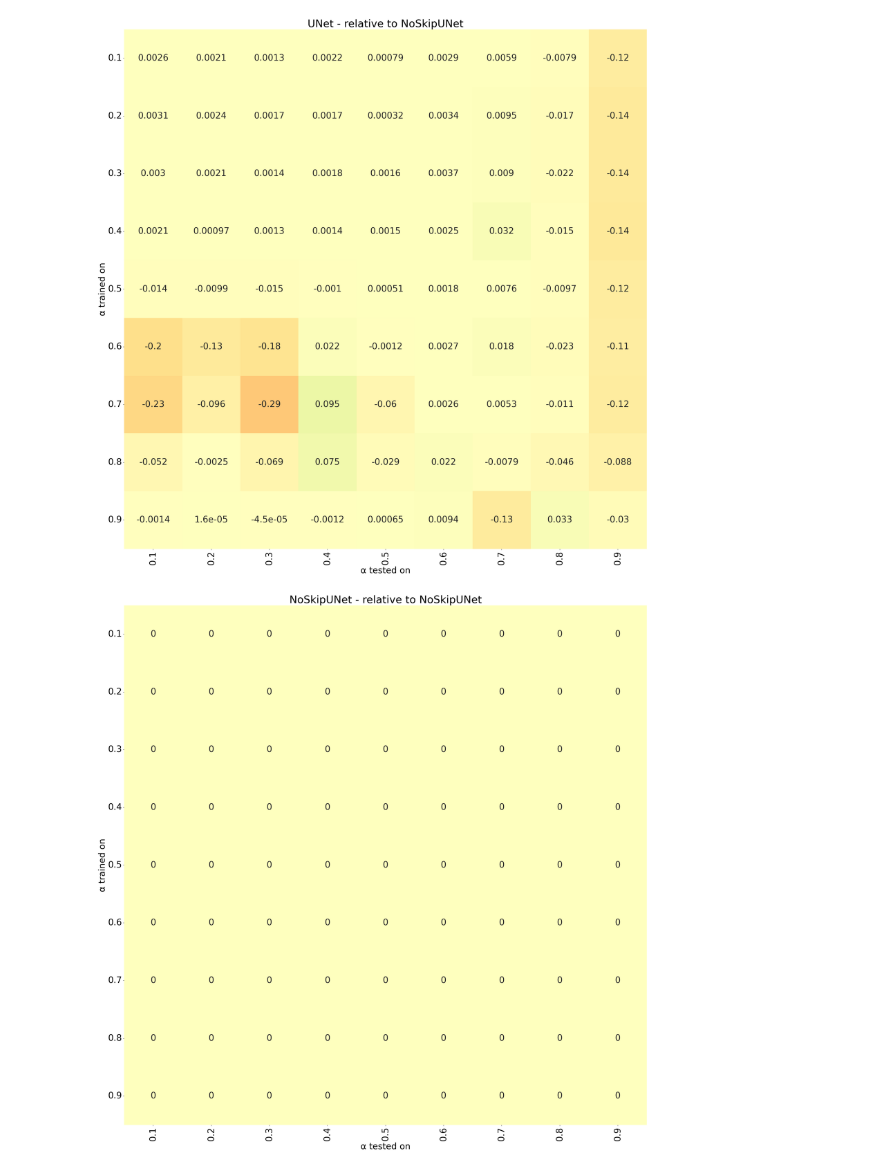
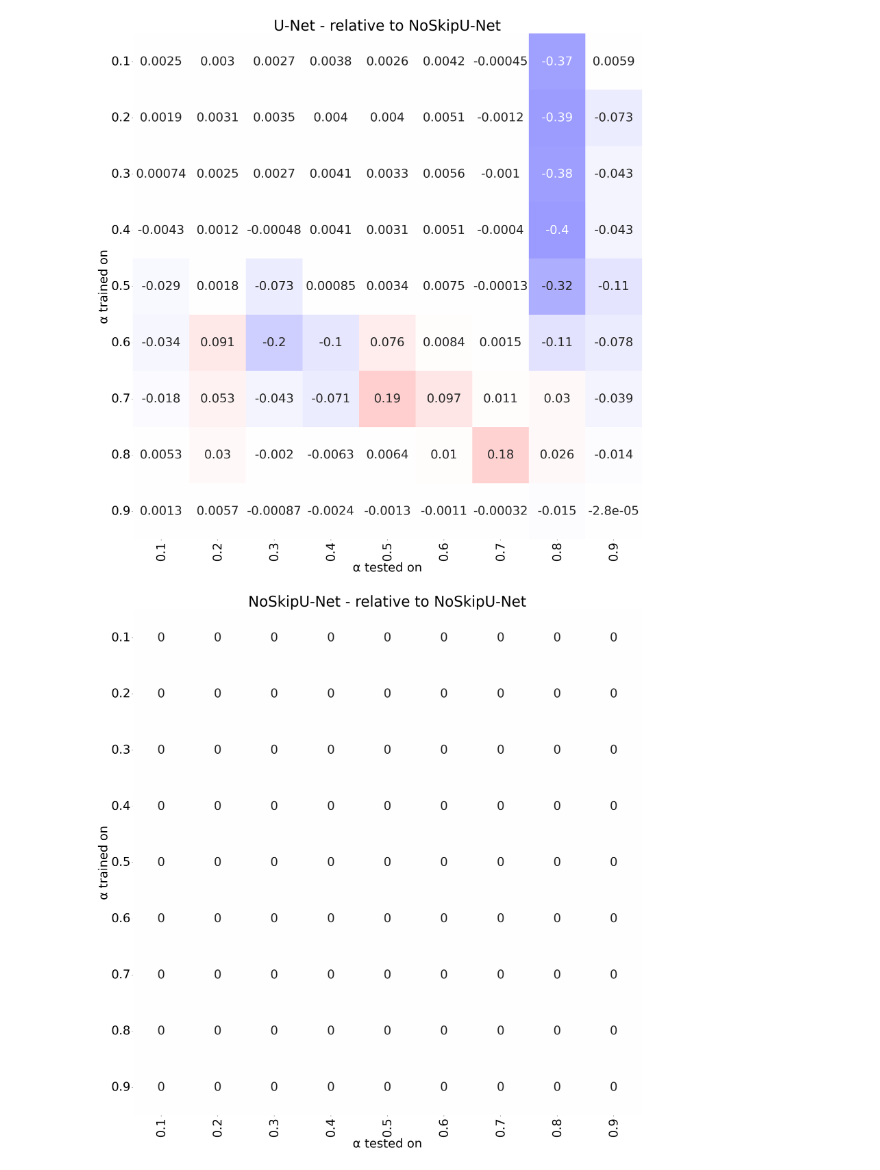
Before and after one commit to amithjkamath/to_skip_or_not, a Jupyter notebook: notebooks/synthetic-robustness-dsc.ipynb, the cells around one changed output. Saved outputs shown, nothing was run; the diff lists cells and outputs as text; code cells hidden in the pictures.

Commit message:
updates again - better colors and titles

```diff
--- a/notebooks/synthetic-robustness-dsc.ipynb
+++ b/notebooks/synthetic-robustness-dsc.ipynb
@@ -15,7 +15,7 @@ warnings.filterwarnings("ignore")
 # %%
 font = {'family' : 'normal',
         'weight' : 'normal',
-        'size'   : 28}
+        'size'   : 40}
 
 matplotlib.rc('font', **font)
 
@@ -30,10 +30,21 @@ def plot_robustness(df, max_val=1.0, min_val=0.0):
         ax.set_yticklabels([0.1, 0.2, 0.3, 0.4, 0.5, 0.6, 0.7, 0.8, 0.9])
         plt.xlabel("α tested on")
         plt.ylabel("α trained on")
+
+def plot_relative_robustness(df, max_val=1.0, min_val=0.0):
+        #plt.rcParams['xtick.top'] = plt.rcParams['xtick.labeltop'] = True
+        fig, ax = plt.subplots()
+        fig.set_figwidth(30)
+        fig.set_figheight(30)
+        sns.heatmap(df, annot=True, cmap="bwr", vmax=max_val, vmin=min_val, cbar=False)
+        ax.set_xticklabels([0.1, 0.2, 0.3, 0.4, 0.5, 0.6, 0.7, 0.8, 0.9])
+        ax.set_yticklabels([0.1, 0.2, 0.3, 0.4, 0.5, 0.6, 0.7, 0.8, 0.9])
+        plt.xlabel("α tested on")
+        plt.ylabel("α trained on")
 # %%
 root_dir = "../"
 
-direction = "fore" # "back" or "fore"
+direction = "back" # "back" or "fore"
 metric = "dice" # "dice" or "hd"
 report_path = os.path.join(root_dir, "reports", direction + "ground-results")
 
@@ -43,7 +54,9 @@ noskipunet_data = pd.read_csv(os.path.join(report_path, metric + "_for_NoSkipUNe
 # %%
 df_list = {"AG-UNet": agunet_data, "UNet": unet_data, "NoSkipUNet": noskipunet_data}
 
+model_alias = {"UNet++": "UNet++", "AG-UNet": "Attention U-Net", "UNet": "U-Net", "VNet": "V-Net", "NoSkipUNet": "NoSkipU-Net", "NoSkipVNet": "NoSkipV-Net"}
+
 for net_name in df_list.keys():
     plot_robustness(df_list[net_name])
-    plt.title(net_name)
+    plt.title(model_alias[net_name])
 # %% [output]
@@ -58,6 +71,6 @@ baseline_data = noskipunet_data
 for net_name in df_list.keys():
     relative_df = (df_list[net_name] - baseline_data)
     relative_df.divide(baseline_data, fill_value=0.0)
-    plot_robustness(relative_df, max_val=1.0, min_val=-1.0)
-    plt.title(net_name + " - relative to NoSkipUNet")
+    plot_relative_robustness(relative_df, max_val=1.0, min_val=-1.0)
+    plt.title(model_alias[net_name] + " - relative to NoSkipU-Net")
 # %% [output]
@@ -65,2 +78,2 @@ for net_name in df_list.keys():
-[figure, old version]
+[figure, new version]
-[figure, old version]
+[figure, new version]
```
Also changed, not shown: parts of 2 cells of this notebook, 7 other files.
